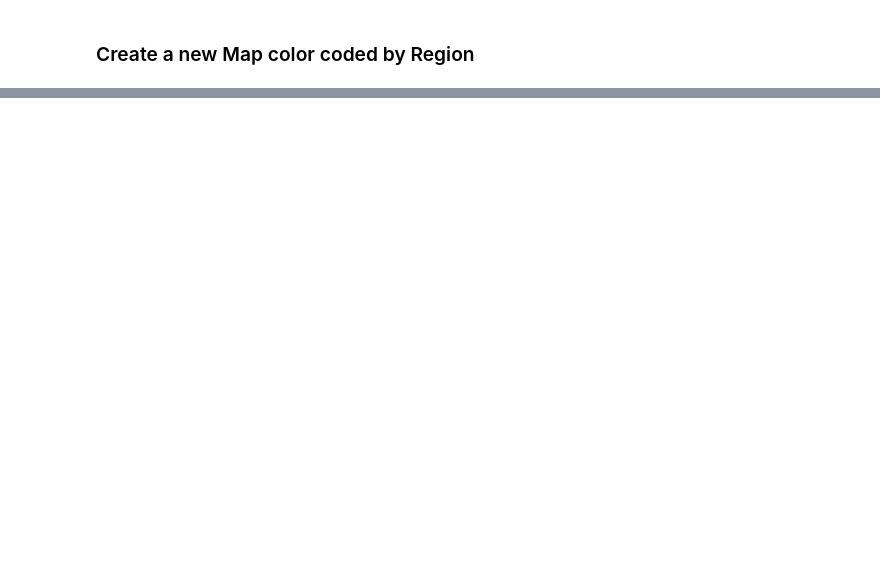
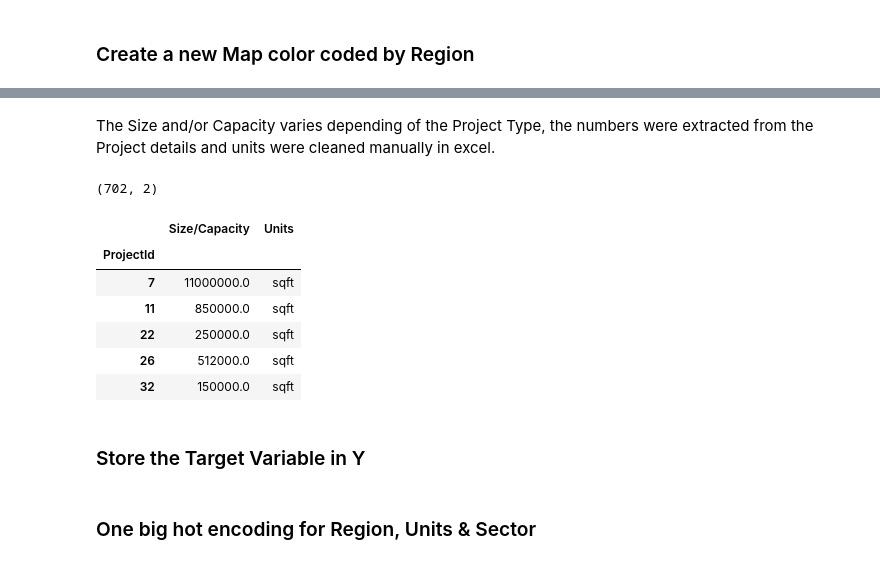
Before and after one commit to javier-jaime/Major-Projects-20-Questions, a Jupyter notebook: Major-Projects-20-Questions.ipynb, the cells around one changed output, grey strips where cells are left out. Saved outputs shown, nothing was run; the diff lists cells and outputs as text; code cells hidden in the pictures; blank space fills up the shorter version.

```diff
--- a/Major-Projects-20-Questions.ipynb
+++ b/Major-Projects-20-Questions.ipynb
@@ -535,0 +518,18 @@ onehotregion.head()
+# %% [markdown]
+The Size and/or Capacity varies depending of the Project Type, the numbers were extracted from the Project details and units were cleaned manually in excel.
+# %%
+capacity = pd.read_excel('./Capacity.xlsx')
+capacity.set_index('ProjectId', inplace=True)
+print(capacity.shape)
+capacity.head()
+# %% [output]
+(702, 2)
+|  | Size/Capacity | Units |
+| ProjectId |  |  |
+| 7 | 11000000.0 | sqft |
+| 11 | 850000.0 | sqft |
+| 22 | 250000.0 | sqft |
+| 26 | 512000.0 | sqft |
+| 32 | 150000.0 | sqft |
+# %% [markdown]
+### Store the Target Variable in Y
@@ -535,0 +538,2 @@ onehotregion.head()
+# %% [markdown]
+### One big hot encoding for Region, Units & Sector
```
Also changed, not shown: parts of 29 cells of this notebook, 3 other files.
